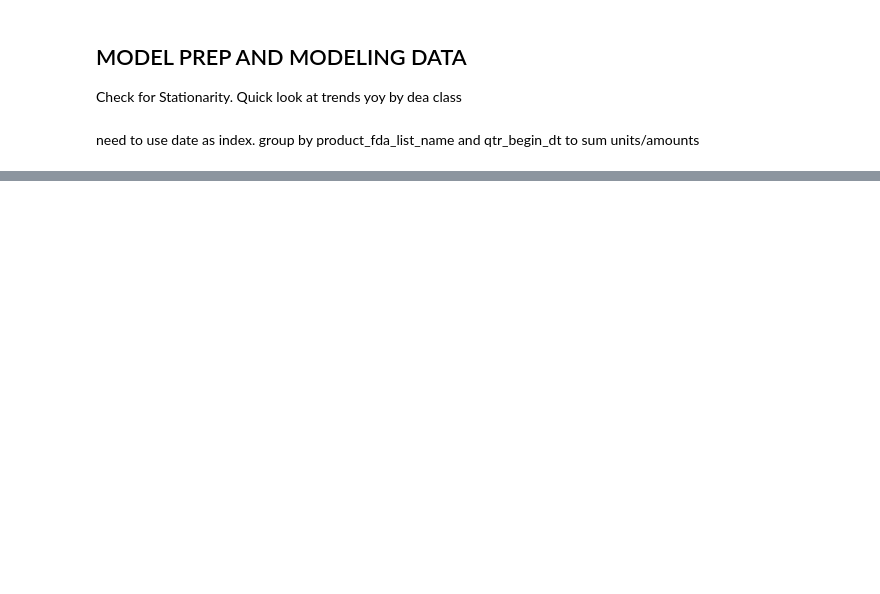
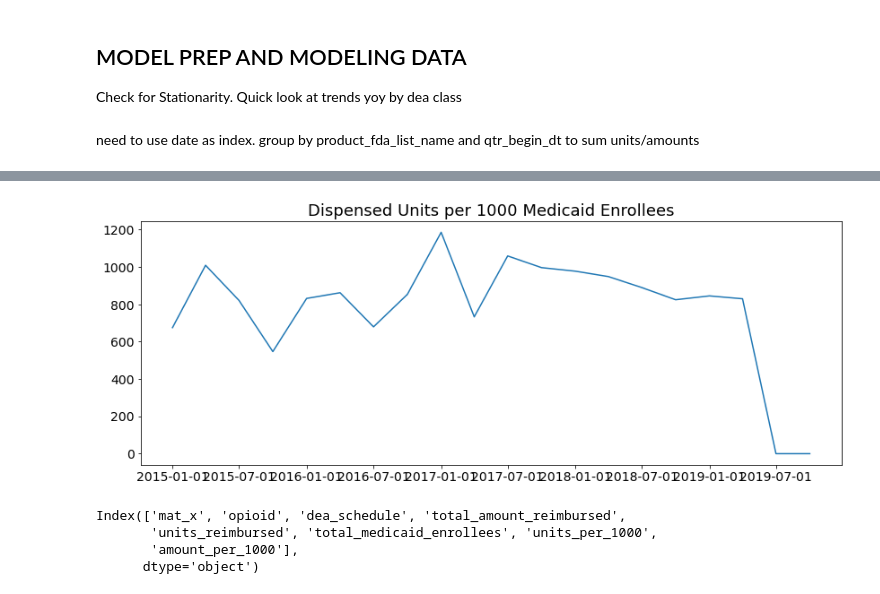
Before and after one commit to tiffany1576/personal_portfolio, a Jupyter notebook: Capstone/Opioid_Prescription_Model.ipynb, the cells around one changed output, grey strips where cells are left out. Drawn from its saved outputs; the diff is of its cells as text; code cells hidden in the pictures; blank space fills up the shorter version.

```diff
--- a/Capstone/Opioid_Prescription_Model.ipynb
+++ b/Capstone/Opioid_Prescription_Model.ipynb
@@ -43,0 +35,7 @@ ValueError: You must specify a period or x must be a pandas object with a Dateti
+# %%
+CII = grp_dea_sched_df.loc[grp_dea_sched_df['dea_schedule']== 'CII']
+CIII = grp_dea_sched_df.loc[grp_dea_sched_df['dea_schedule']== 'CIII']
+
+CIV = grp_dea_sched_df.loc[grp_dea_sched_df['dea_schedule']== 'CIV']
+
+CV = grp_dea_sched_df.loc[grp_dea_sched_df['dea_schedule']== 'CV']
@@ -43,0 +54,5 @@ ValueError: You must specify a period or x must be a pandas object with a Dateti
+# %%
+CII_Non_MAT = CII.loc[CII['mat_x']== 0]
+CIII_Non_MAT = CIII.loc[CIII['mat_x']== 0]
+CIV_Non_MAT = CIV.loc[CIV['mat_x']== 0]
+CV_Non_MAT = CV.loc[CV['mat_x']== 0]
@@ -43,0 +67,5 @@ ValueError: You must specify a period or x must be a pandas object with a Dateti
+# %%
+CII_Non_MAT.loc[:,"units_per_1000"] = pd.to_numeric(CII_Non_MAT["units_per_1000"], errors = "coerce")
+CIII_Non_MAT.loc[:,"units_per_1000"] = pd.to_numeric(CIII_Non_MAT["units_per_1000"], errors = "coerce")
+CIV_Non_MAT.loc[:,"units_per_1000"] = pd.to_numeric(CIV_Non_MAT["units_per_1000"], errors = "coerce")
+CV_Non_MAT.loc[:,"units_per_1000"] = pd.to_numeric(CV_Non_MAT["units_per_1000"], errors = "coerce")
@@ -43,0 +100,34 @@ ValueError: You must specify a period or x must be a pandas object with a Dateti
+# %%
+# Code modified from code written by Matthew Garton.
+
+def plot_series(df, cols=None, title='Title', xlab=None, ylab=None, steps=1):
+
+    plt.figure(figsize=(14,5))
+
+    # Iterate through each column name.
+    for col in cols:
+
+        # Generate a line plot of the column name.
+        # You only have to specify Y, since our
+        # index will be a datetime index.
+        plt.plot(df[col])
+
+    # Generate title and labels.
+    plt.title(title, fontsize=18)
+    plt.xlabel(xlab, fontsize=14)
+    plt.ylabel(ylab, fontsize=14)
+
+    # Enlarge tick marks.
+    plt.yticks(fontsize=14)
+    plt.xticks(df.index[0::steps], fontsize=14);
+# %%
+plot_series(CIV_Non_MAT,['units_per_1000'], title = "Dispensed Units per 1000 Medicaid Enrollees", steps = 2)
+# %% [output]
+[figure, added]
+# %%
+grp_dea_sched_df.columns
+# %% [output]
+Index(['mat_x', 'opioid', 'dea_schedule', 'total_amount_reimbursed',
+       'units_reimbursed', 'total_medicaid_enrollees', 'units_per_1000',
+       'amount_per_1000'],
+      dtype='object')
```
Also changed, not shown: parts of 13 cells of this notebook, 1 other file.
